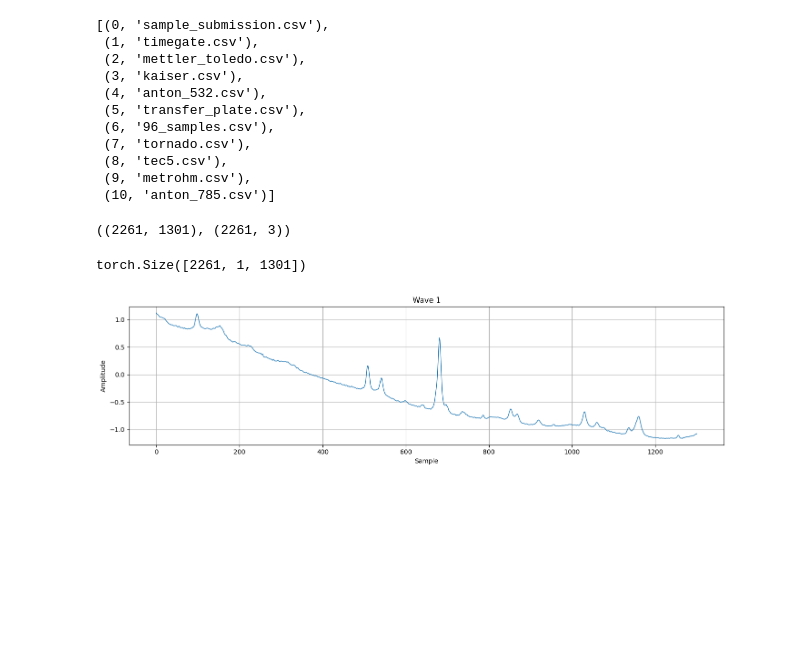
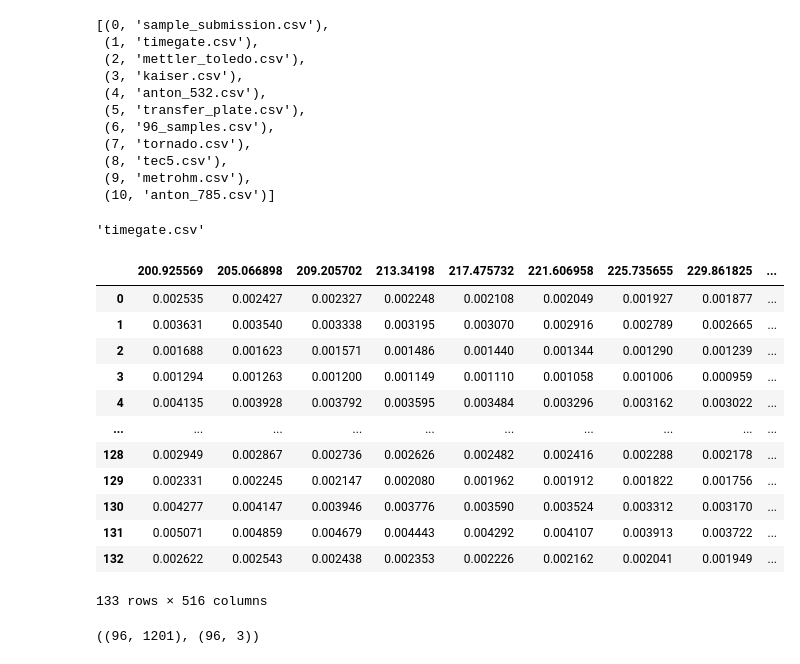
Before and after one commit to ArbaazBeg15/raman-transfer, a Jupyter notebook: code/pretrain_paper.ipynb, the cells around one changed output. Saved outputs shown, nothing was run; the diff lists cells and outputs as text; code cells hidden in the pictures; blank space fills up the shorter version.

```diff
--- a/code/pretrain_paper.ipynb
+++ b/code/pretrain_paper.ipynb
@@ -58,11 +80,10 @@ files = os.listdir(path)
  (9, 'metrohm.csv'),
  (10, 'anton_785.csv')]
 # %%
-import numpy as np
 import pandas as pd
 
 
-def get_dataset(name, lower, upper):
+def get_dataset(name, lower, upper, indices):
     path = "/kaggle/input/dig-4-bio-raman-transfer-learning-challenge"
     df = pd.read_csv(os.path.join(path, name))
 
@@ -78,12 +99,13 @@ def get_dataset(name, lower, upper):
         float(one) for one in df.columns[:-5]
     ])[spectra_selection]
 
-
-    return spectra, label, wavenumbers
+    #indices = get_indices(spectra, num_samples)
+    return spectra[indices], label[indices], wavenumbers
 
 
-def load_datasets(ds_names, lower, upper):
-    datasets = [get_dataset(name, lower, upper) for name in ds_names]
+def load_datasets(name, lower, upper, indices):
+    #datasets = [get_dataset(name, lower, upper, indices) for name in ds_names]
+    datasets = [get_dataset(name, lower, upper, indices)]
     wavenumbers = np.arange(lower, upper + 1)
 
     interpolated_data = [
@@ -121,7 +143,9 @@ ds_names = [
     "anton_785.csv"
 ]
 
-inputs, targets = load_datasets(ds_names, 300, 1600)
-inputs.shape, targets.shape
+#inputs, targets = load_datasets(ds_names, 300, 1600)
+#inputs.shape, targets.shape
-# %% [output]
-((2261, 1301), (2261, 3))
+# %%
+ds_names[0]
+# %% [output]
+'timegate.csv'
@@ -128,3 +155,23 @@ inputs.shape, targets.shape
+# %%
+pd.read_csv(os.path.join(path, ds_names[0]))
+# %% [output]
+|  | 200.925569 | 205.066898 | 209.205702 | 213.34198 | 217.475732 | 221.606958 | 225.735655 | 229.861825 | ... |
+| 0 | 0.002535 | 0.002427 | 0.002327 | 0.002248 | 0.002108 | 0.002049 | 0.001927 | 0.001877 | ... |
+| 1 | 0.003631 | 0.003540 | 0.003338 | 0.003195 | 0.003070 | 0.002916 | 0.002789 | 0.002665 | ... |
+| 2 | 0.001688 | 0.001623 | 0.001571 | 0.001486 | 0.001440 | 0.001344 | 0.001290 | 0.001239 | ... |
+| 3 | 0.001294 | 0.001263 | 0.001200 | 0.001149 | 0.001110 | 0.001058 | 0.001006 | 0.000959 | ... |
+| 4 | 0.004135 | 0.003928 | 0.003792 | 0.003595 | 0.003484 | 0.003296 | 0.003162 | 0.003022 | ... |
+| ... | ... | ... | ... | ... | ... | ... | ... | ... | ... |
+| 128 | 0.002949 | 0.002867 | 0.002736 | 0.002626 | 0.002482 | 0.002416 | 0.002288 | 0.002178 | ... |
+| 129 | 0.002331 | 0.002245 | 0.002147 | 0.002080 | 0.001962 | 0.001912 | 0.001822 | 0.001756 | ... |
+| 130 | 0.004277 | 0.004147 | 0.003946 | 0.003776 | 0.003590 | 0.003524 | 0.003312 | 0.003170 | ... |
+| 131 | 0.005071 | 0.004859 | 0.004679 | 0.004443 | 0.004292 | 0.004107 | 0.003913 | 0.003722 | ... |
+| 132 | 0.002622 | 0.002543 | 0.002438 | 0.002353 | 0.002226 | 0.002162 | 0.002041 | 0.001949 | ... |
+133 rows × 516 columns
+# %%
+inputs.shape, targets.shape
+# %% [output]
+((96, 1201), (96, 3))
 # %%
 import random
 import torch
@@ -344,25 +410,0 @@ config = {
-# %%
-dataset = SpectralDataset(
-    spectra=inputs[:, None, :],
-    concentrations=targets,
-    dtype=torch.float32,
-    spectra_mean_std=None,
-    concentration_mean_std=None,
-    combine_spectra_range=1.0,
-    baseline_factor_bound=config["baseline_factor_bound"],
-    baseline_period_lower_bound=config["baseline_period_lower_bound"],
-    baseline_period_upper_bound=(config["baseline_period_lower_bound"] + config["baseline_period_span"]),
-    augment_slope_std=config["augment_slope_std"],
-    augment_intersept_std=0.0,
-    rolling_bound=config["rolling_bound"],
-    spectrum_rolling_sigma=0.01,
-    augmentation_weight=0.1,
-    original_datapoint_weight=1.,
-)
-# %% [output]
-torch.Size([2261, 1, 1301])
-# %%
-index = get_index(dataset)
-show_waves(dataset[index]["spectra"])
-# %% [output]
-[figure, removed]
```
Also changed, not shown: parts of 13 cells of this notebook.
